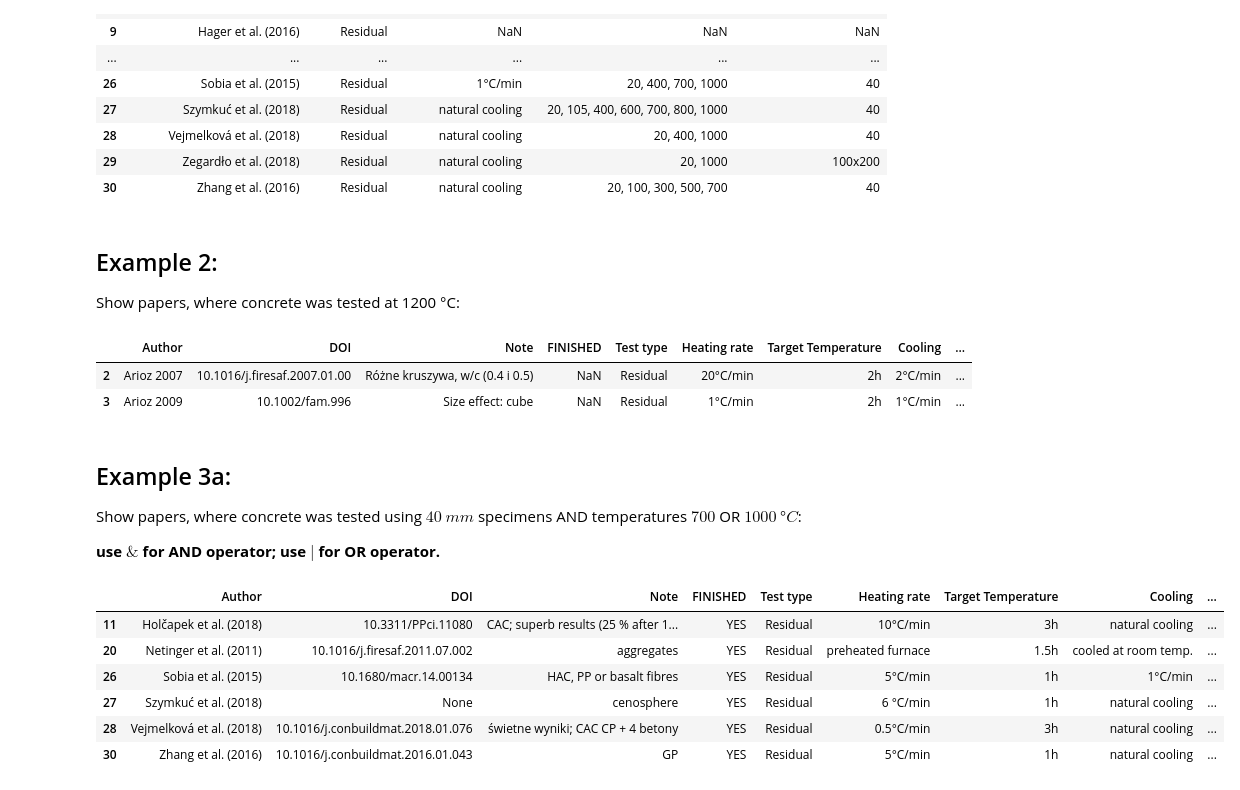
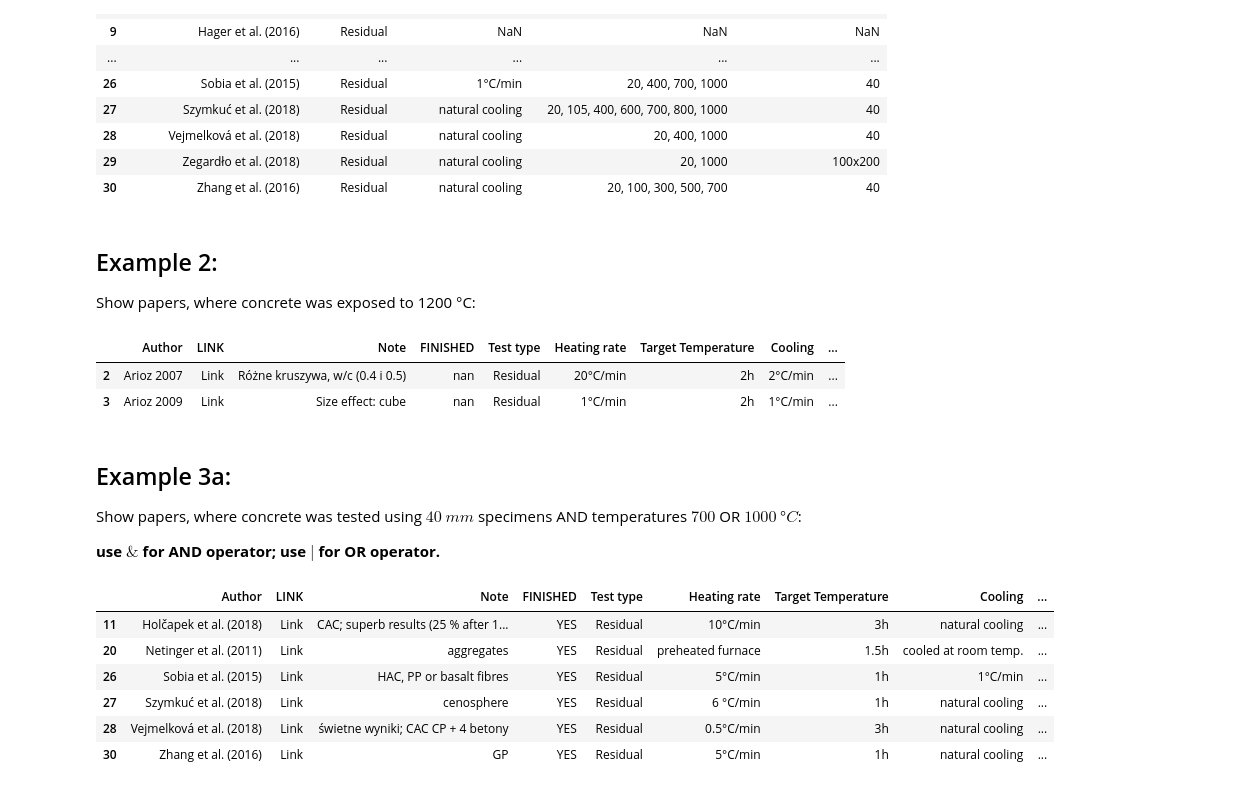
Before and after one commit to voidwojciech/testing, a Jupyter notebook: Pandas_betony.ipynb, the cells around one changed output. Drawn from its saved outputs; the diff is of its cells as text; code cells hidden in the pictures.

```diff
--- a/Pandas_betony.ipynb
+++ b/Pandas_betony.ipynb
@@ -51,12 +68,18 @@ If you want co exapnd/collapse database - click field right next to its left-han
 # %%
-betons = pd.read_csv('https://raw.githubusercontent.com/voidwojciech/testing/master/_database_concrete_full_20190326.csv')
+betons = pd.read_csv('https://raw.githubusercontent.com/voidwojciech/testing/master/_database_concrete_full_20190330.csv')
 print(betons.shape)
 betons.head()
 
 # make single column clickable: https://stackoverflow.com/a/48481247
 def make_clickable(val):
     # target _blank to open new window
-    return '<a target="_blank" href="{}">{}</a>'.format(val, val)
-betons_clickable = betons.style.format({'DOI:': make_clickable})
+    return '<a target="_blank" href="{}">{}</a>'.format(val, 'Link')
+betons_clickable = betons.style.format({'LINK': make_clickable})
+
+def make_clickable2(val):
+    # target _blank to open new window
+    return '<a target="_blank" href="{}">{}</a>'.format('http://'+val, 'LINK')
+#betons_clickable = betons.style.format({'DOI': make_clickable})
+
 betons_clickable
 # %% [output]
@@ -179,14 +206,14 @@ betons[['Author', 'Test type', 'Cooling', 'Temperatures', 'Specimen size (mm)']]
 | 30 | Zhang et al. (2016) | Residual | natural cooling | 20, 100, 300, 500, 700 | 40 |
 # %% [markdown]
 ## Example 2:
-Show papers, where concrete was tested at 1200 °C:
+Show papers, where concrete was exposed to 1200 °C:
 # %%
-betons.loc[((betons['Temperatures'].str.contains('1200', na=False)))]
+betons.loc[((betons['Temperatures'].str.contains('1200', na=False)))].style.format({'LINK': make_clickable})
 # na=False: ignore nans: https://stackoverflow.com/questions/28311655/ignoring-nans-with-str-contains
 # %% [output]
-|  | Author | DOI | Note | FINISHED | Test type | Heating rate | Target Temperature | Cooling | ... |
-| 2 | Arioz 2007 | 10.1016/j.firesaf.2007.01.00 | Różne kruszywa, w/c (0.4 i 0.5) | NaN | Residual | 20°C/min | 2h | 2°C/min | ... |
-| 3 | Arioz 2009 | 10.1002/fam.996 | Size effect: cube | NaN | Residual | 1°C/min | 2h | 1°C/min | ... |
+|  | Author | LINK | Note | FINISHED | Test type | Heating rate | Target Temperature | Cooling | ... |
+| 2 | Arioz 2007 | Link | Różne kruszywa, w/c (0.4 i 0.5) | nan | Residual | 20°C/min | 2h | 2°C/min | ... |
+| 3 | Arioz 2009 | Link | Size effect: cube | nan | Residual | 1°C/min | 2h | 1°C/min | ... |
 # %% [markdown]
 ## Example 3a:
 Show papers, where concrete was tested using $40 \ mm$ specimens AND temperatures $700$ OR $1000 \ °C$:<br>
@@ -194,14 +221,14 @@ Show papers, where concrete was tested using $40 \ mm$ specimens AND temperature
 **use $\&$ for AND operator; use $|$ for OR operator.**
 # %%
 betons.loc[((betons['Specimen size (mm)'].str.contains('40')) &
-            (betons['Temperatures'].str.contains('700|1000')))]
+            (betons['Temperatures'].str.contains('700|1000')))].style.format({'LINK': make_clickable})
 # %% [output]
-|  | Author | DOI | Note | FINISHED | Test type | Heating rate | Target Temperature | Cooling | ... |
-| 11 | Holčapek et al. (2018) | 10.3311/PPci.11080 | CAC; superb results (25 % after 1... | YES | Residual | 10°C/min | 3h | natural cooling | ... |
-| 20 | Netinger et al. (2011) | 10.1016/j.firesaf.2011.07.002 | aggregates | YES | Residual | preheated furnace | 1.5h | cooled at room temp. | ... |
-| 26 | Sobia et al. (2015) | 10.1680/macr.14.00134 | HAC, PP or basalt fibres | YES | Residual | 5°C/min | 1h | 1°C/min | ... |
-| 27 | Szymkuć et al. (2018) | None | cenosphere | YES | Residual | 6 °C/min | 1h | natural cooling | ... |
-| 28 | Vejmelková et al. (2018) | 10.1016/j.conbuildmat.2018.01.076 | świetne wyniki; CAC CP + 4 betony | YES | Residual | 0.5°C/min | 3h | natural cooling | ... |
-| 30 | Zhang et al. (2016) | 10.1016/j.conbuildmat.2016.01.043 | GP | YES | Residual | 5°C/min | 1h | natural cooling | ... |
+|  | Author | LINK | Note | FINISHED | Test type | Heating rate | Target Temperature | Cooling | ... |
+| 11 | Holčapek et al. (2018) | Link | CAC; superb results (25 % after 1... | YES | Residual | 10°C/min | 3h | natural cooling | ... |
+| 20 | Netinger et al. (2011) | Link | aggregates | YES | Residual | preheated furnace | 1.5h | cooled at room temp. | ... |
+| 26 | Sobia et al. (2015) | Link | HAC, PP or basalt fibres | YES | Residual | 5°C/min | 1h | 1°C/min | ... |
+| 27 | Szymkuć et al. (2018) | Link | cenosphere | YES | Residual | 6 °C/min | 1h | natural cooling | ... |
+| 28 | Vejmelková et al. (2018) | Link | świetne wyniki; CAC CP + 4 betony | YES | Residual | 0.5°C/min | 3h | natural cooling | ... |
+| 30 | Zhang et al. (2016) | Link | GP | YES | Residual | 5°C/min | 1h | natural cooling | ... |
 # %% [markdown]
 ## Example 3b:
```
Also changed, not shown: parts of 13 cells of this notebook.
